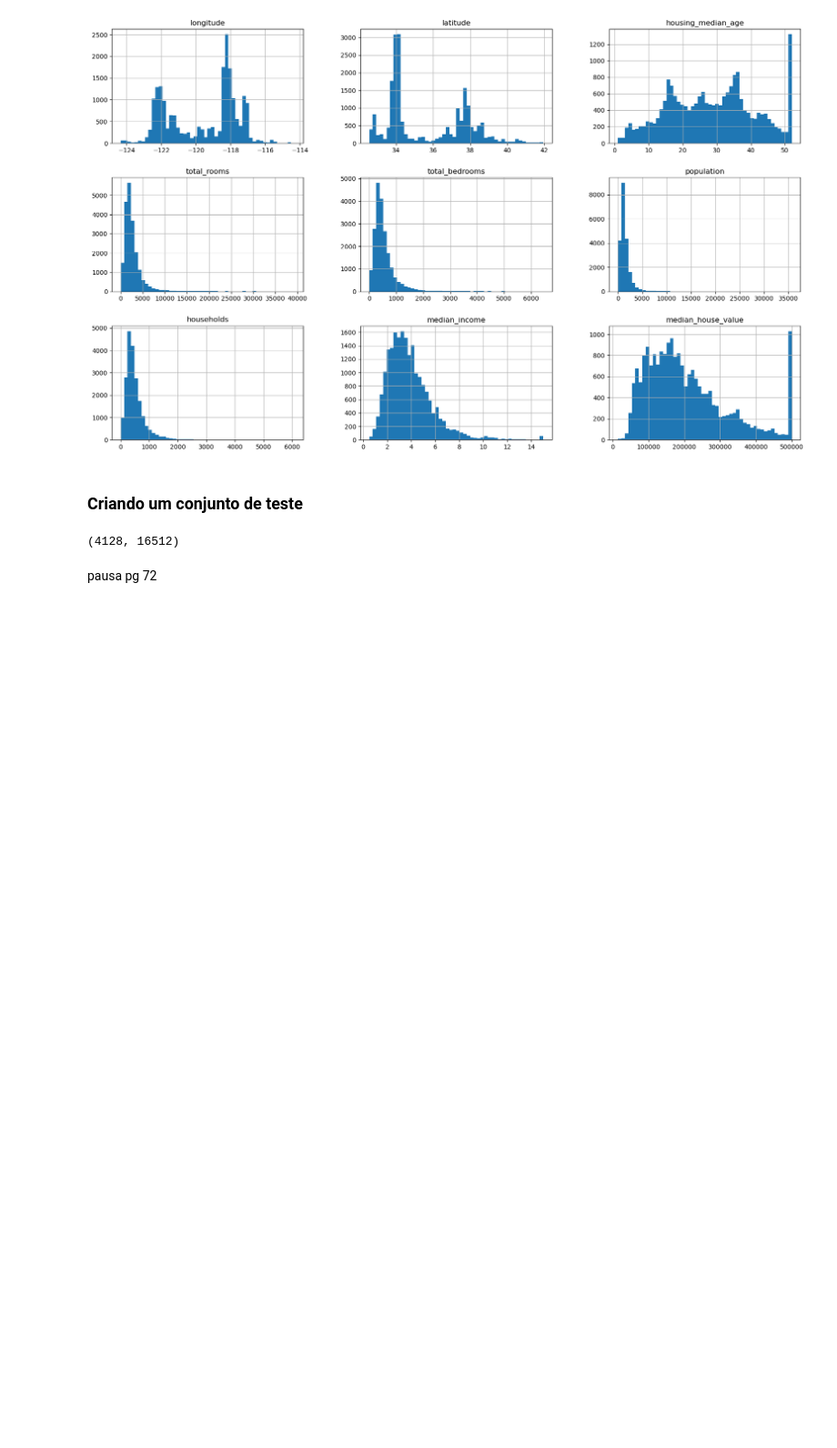
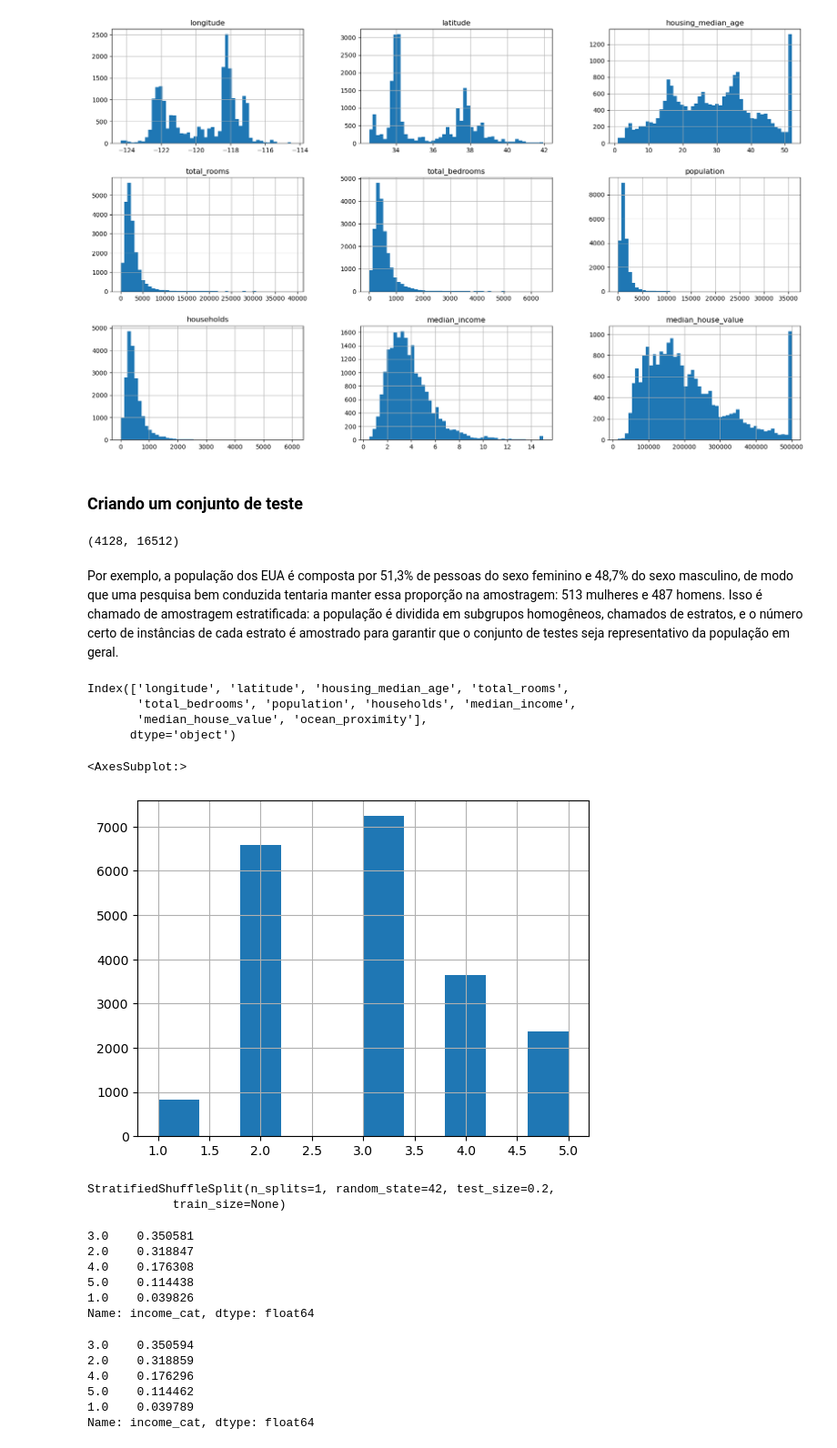
Before and after one commit to magyar1998/ml-hands-on-book, a Jupyter notebook: Capitulo2/src/Housing.ipynb, the cells around one changed output. Shown at 91% size. Drawn from its saved outputs; the diff is of its cells as text; code cells hidden in the pictures; blank space fills up the shorter version.

```diff
--- a/Capitulo2/src/Housing.ipynb
+++ b/Capitulo2/src/Housing.ipynb
@@ -159,5 +159,3 @@ train, test = split_train_test(housing, 0.2)
 test.shape[0], train.shape[0]
 # %% [output]
 (4128, 16512)
-# %% [markdown]
-pausa pg 72
@@ -163,0 +166,53 @@ pausa pg 72
+# %% [markdown]
+Por exemplo, a população dos EUA é composta por 51,3% de pessoas do sexo
+feminino e 48,7% do sexo masculino, de modo que uma pesquisa bem conduzida tentaria
+manter essa proporção na amostragem: 513 mulheres e 487 homens. Isso é chamado de
+amostragem estratificada: a população é dividida em subgrupos homogêneos, chamados
+de estratos, e o número certo de instâncias de cada estrato é amostrado para garantir
+que o conjunto de testes seja representativo da população em geral.
+# %%
+housing.columns
+# %% [output]
+Index(['longitude', 'latitude', 'housing_median_age', 'total_rooms',
+       'total_bedrooms', 'population', 'households', 'median_income',
+       'median_house_value', 'ocean_proximity'],
+      dtype='object')
+# %%
+housing['income_cat'] = np.ceil(housing['median_income'] / 1.5)
+housing['income_cat'] = np.where(housing['income_cat'] > 5 , 5 , housing['income_cat'])
+# %%
+housing['income_cat'].hist()
+# %% [output]
+<AxesSubplot:>
+[figure, added]
+# %%
+from sklearn.model_selection import StratifiedShuffleSplit
+
+sss = StratifiedShuffleSplit(n_splits=1, test_size= 0.2, random_state=42)
+
+print(sss)
+
+for (train_index, test_index) in sss.split(housing, housing['income_cat']):
+    strat_train = housing.iloc[train_index]
+    strat_test = housing.iloc[test_index]
+# %% [output]
+StratifiedShuffleSplit(n_splits=1, random_state=42, test_size=0.2,
+            train_size=None)
+# %%
+housing['income_cat'].value_counts(normalize=1)
+# %% [output]
+3.0    0.350581
+2.0    0.318847
+4.0    0.176308
+5.0    0.114438
+1.0    0.039826
+Name: income_cat, dtype: float64
+# %%
+strat_train['income_cat'].value_counts(normalize=1)
+# %% [output]
+3.0    0.350594
+2.0    0.318859
+4.0    0.176296
+5.0    0.114462
+1.0    0.039789
+Name: income_cat, dtype: float64
```
Also changed, not shown: parts of 24 cells of this notebook.
